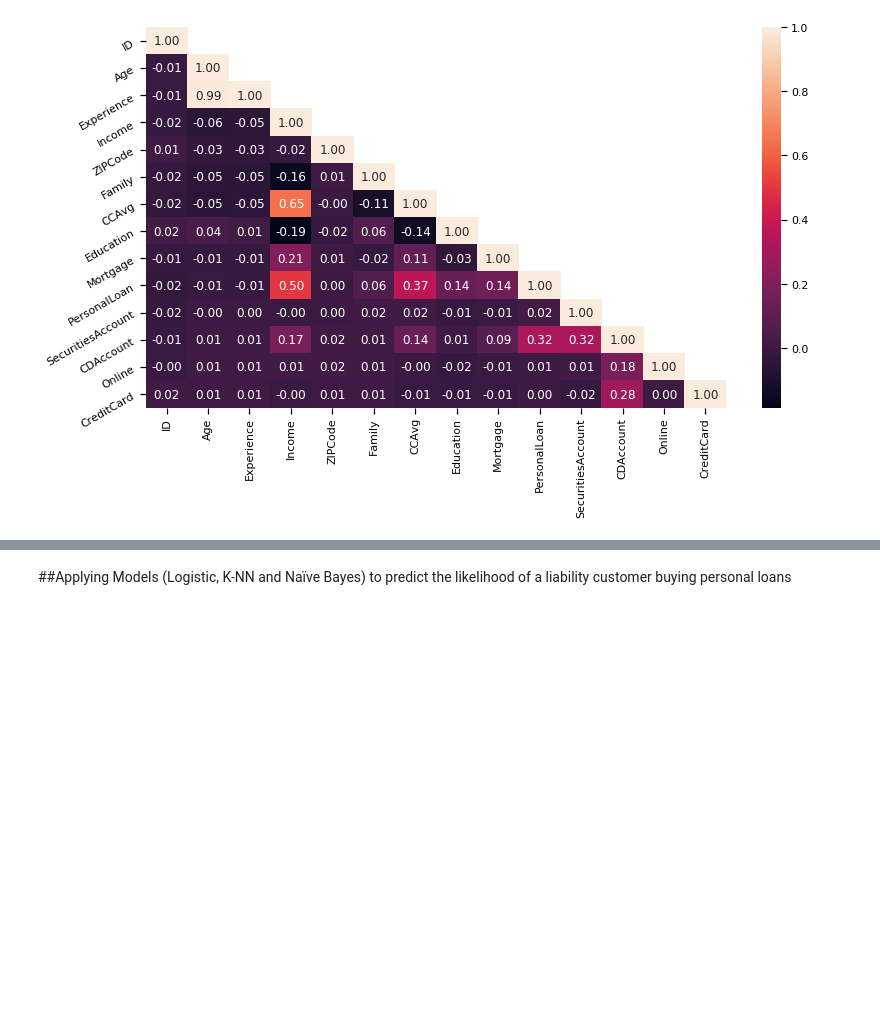
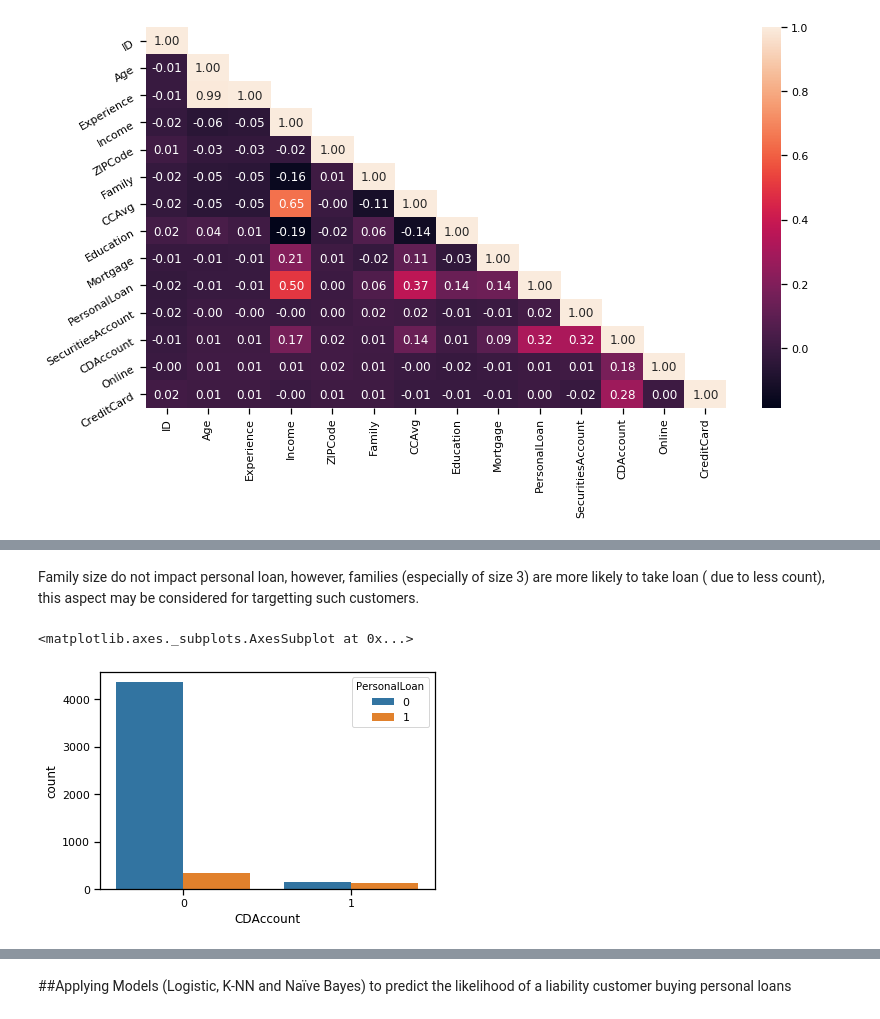
Before and after one commit to GreatLearningAIML1/bangalore-aug19-batch-tushar2211, a Jupyter notebook: Campaign for selling personal loans.ipynb, the cells around one changed output, grey strips where cells are left out. Cells and saved outputs as stored; diff of their text form; code cells hidden in the pictures; blank space fills up the shorter version.

```diff
--- a/Campaign for selling personal loans.ipynb
+++ b/Campaign for selling personal loans.ipynb
@@ -250,0 +347,7 @@ Observations :
+# %% [markdown]
+Family size do not impact personal loan, however, families (especially of size 3) are more likely to take loan ( due to less count), this aspect may be considered for targetting such customers.
+# %%
+sns.countplot(x='CDAccount', hue='PersonalLoan', data=bankdata)
+# %% [output]
+<matplotlib.axes._subplots.AxesSubplot at 0x...>
+[figure, added]
```
Also changed, not shown: parts of 53 cells of this notebook.
